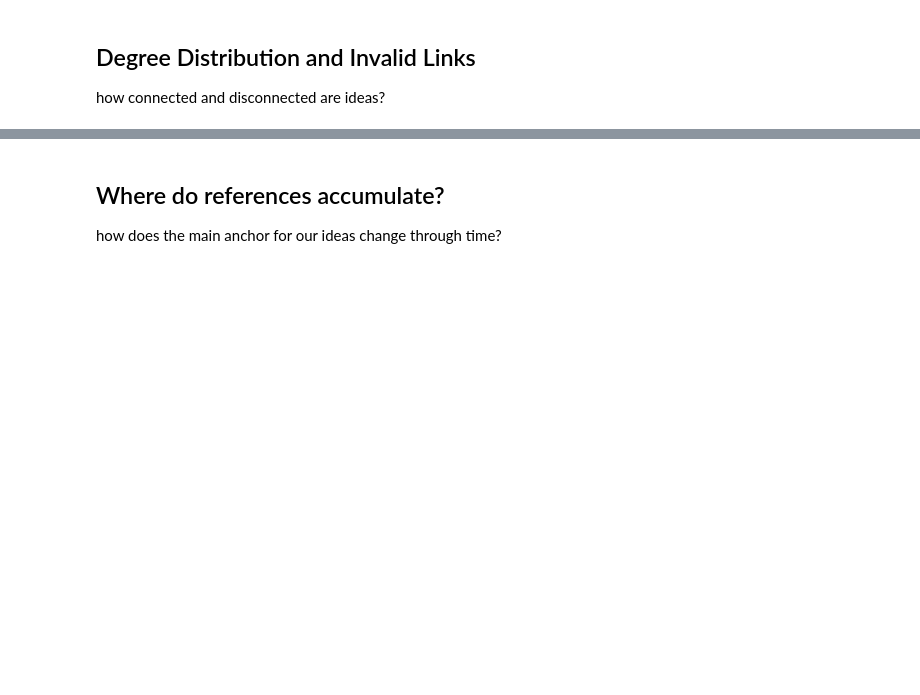
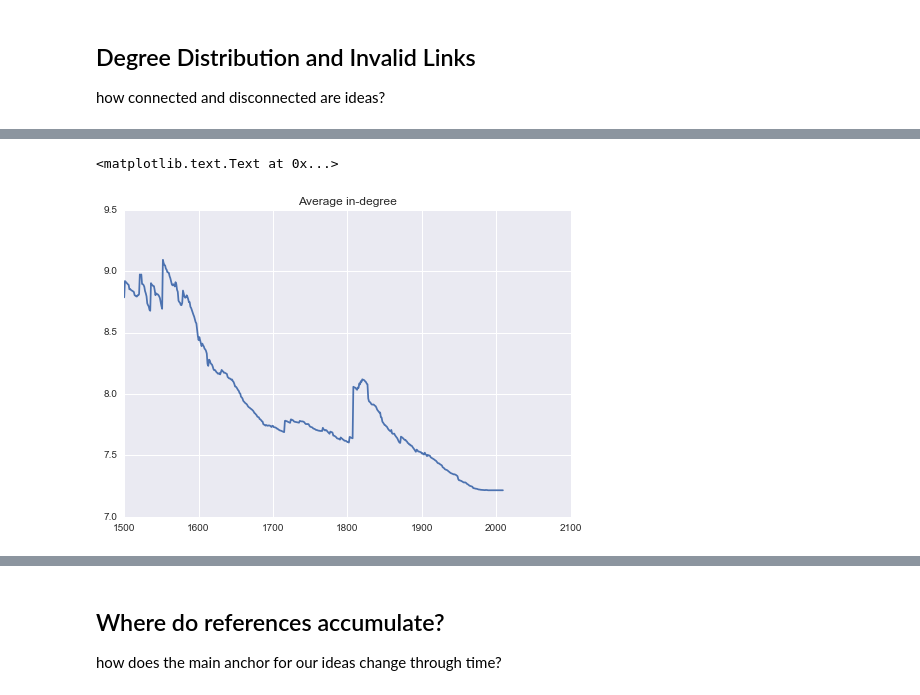
Before and after one commit to marksibrahim/historical_wikipedia, a Jupyter notebook: Wikipedia through Time.ipynb, the cells around one changed output, grey strips where cells are left out. Saved outputs shown, nothing was run; the diff lists cells and outputs as text; code cells hidden in the pictures; blank space fills up the shorter version.

```diff
--- a/Wikipedia through Time.ipynb
+++ b/Wikipedia through Time.ipynb
@@ -128,0 +140,10 @@ how connected and disconnected are ideas?
+# %%
+dldf = pd.DataFrame(direct_links.items())
+# %%
+dldf.columns = ['article', 'direct links']
+
+#add ndegree dataframe column
+l = lambda x: len(x)
+dldf['indegree'] = dldf['direct links'].map(l)
+
+dldf
@@ -128,0 +169,12 @@ how connected and disconnected are ideas?
+# %%
+dldf['year'] = dldf['article'].apply(get_article_year)
+# %%
+indegrees = []
+for year in range(1500, 2010, 1):
+    indegrees.append(dldf[dldf['year'] < year]['indegree'].mean())
+# %%
+plt.plot(range(1500, 2010, 1), indegrees)
+plt.title("Average in-degree")
+# %% [output]
+<matplotlib.text.Text at 0x...>
+[figure, added]
```
Also changed, not shown: parts of 22 cells of this notebook, 3 other files.
